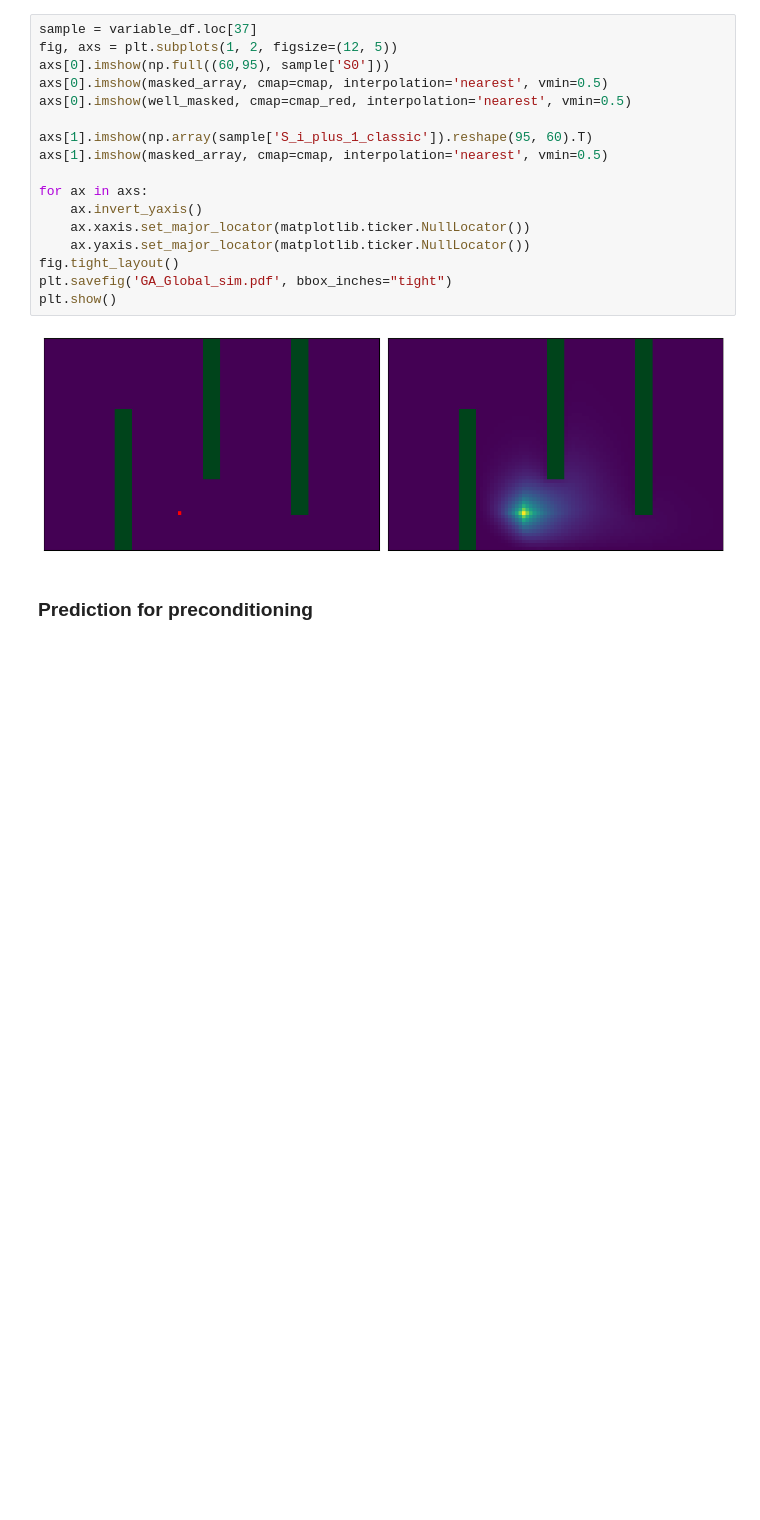
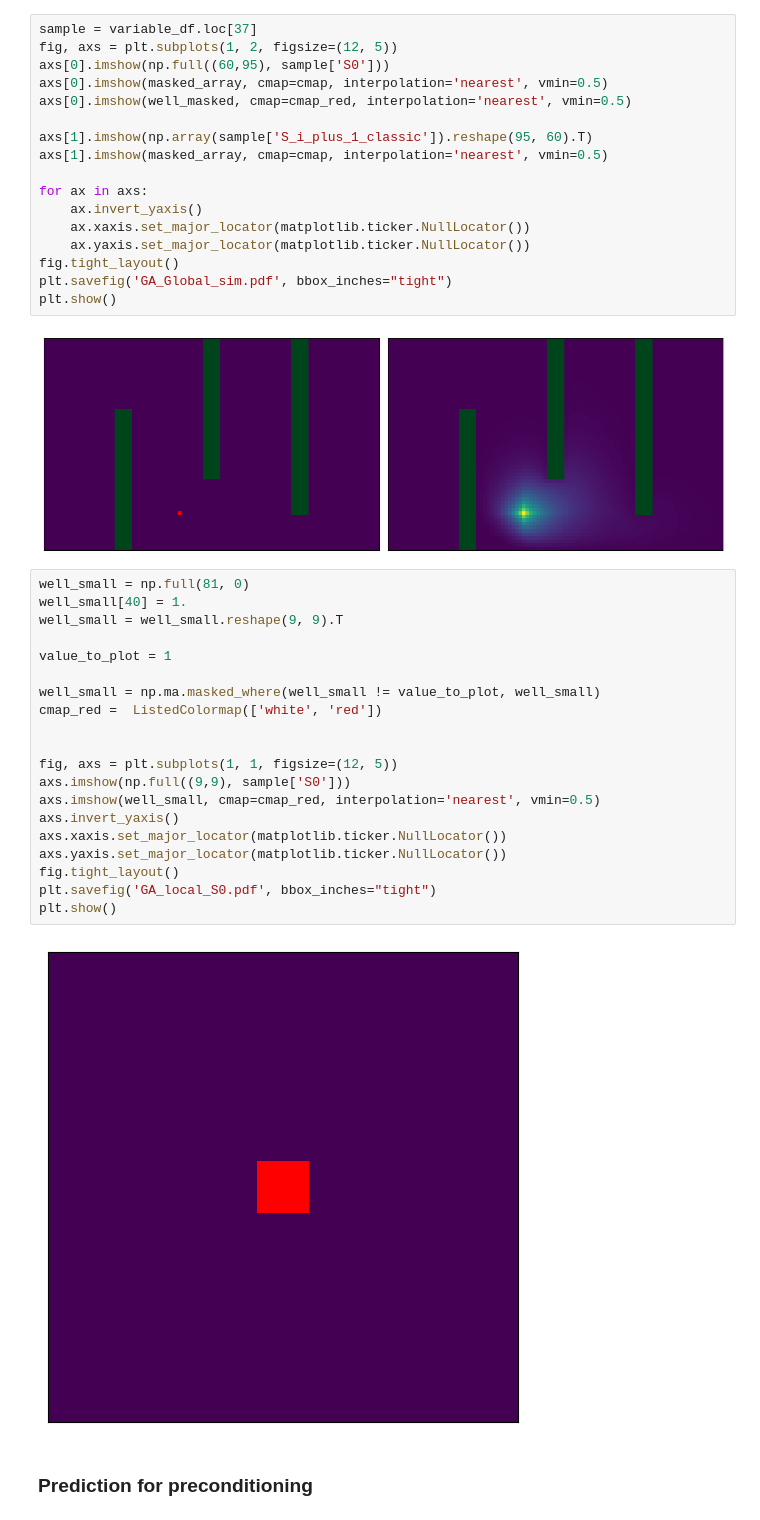
Before and after one commit to PINN-Well-opening-and-closing-events/Yads, a Jupyter notebook: yads/thesis_approaches/GWM/Article/results_analysis/graphical_abstract.ipynb, the cells around one changed output. Cells and saved outputs as stored; diff of their text form; blank space fills up the shorter version.

```diff
--- a/yads/thesis_approaches/GWM/Article/results_analysis/graphical_abstract.ipynb
+++ b/yads/thesis_approaches/GWM/Article/results_analysis/graphical_abstract.ipynb
@@ -119,6 +119,28 @@ plt.savefig('GA_Global_sim.pdf', bbox_inches="tight")
 plt.show()
 # %% [output]
 [figure]
+# %%
+well_small = np.full(81, 0)
+well_small[40] = 1.
+well_small = well_small.reshape(9, 9).T
+
+value_to_plot = 1
+
+well_small = np.ma.masked_where(well_small != value_to_plot, well_small)
+cmap_red =  ListedColormap(['white', 'red'])
+
+
+fig, axs = plt.subplots(1, 1, figsize=(12, 5))
+axs.imshow(np.full((9,9), sample['S0']))
+axs.imshow(well_small, cmap=cmap_red, interpolation='nearest', vmin=0.5)
+axs.invert_yaxis()
+axs.xaxis.set_major_locator(matplotlib.ticker.NullLocator())
+axs.yaxis.set_major_locator(matplotlib.ticker.NullLocator())
+fig.tight_layout()
+plt.savefig('GA_local_S0.pdf', bbox_inches="tight")
+plt.show()
+# %% [output]
+[figure, added]
 # %% [markdown]
 ### Prediction for preconditioning
 # %%
```
Also changed, not shown: parts of 3 cells of this notebook, 11 other files.
